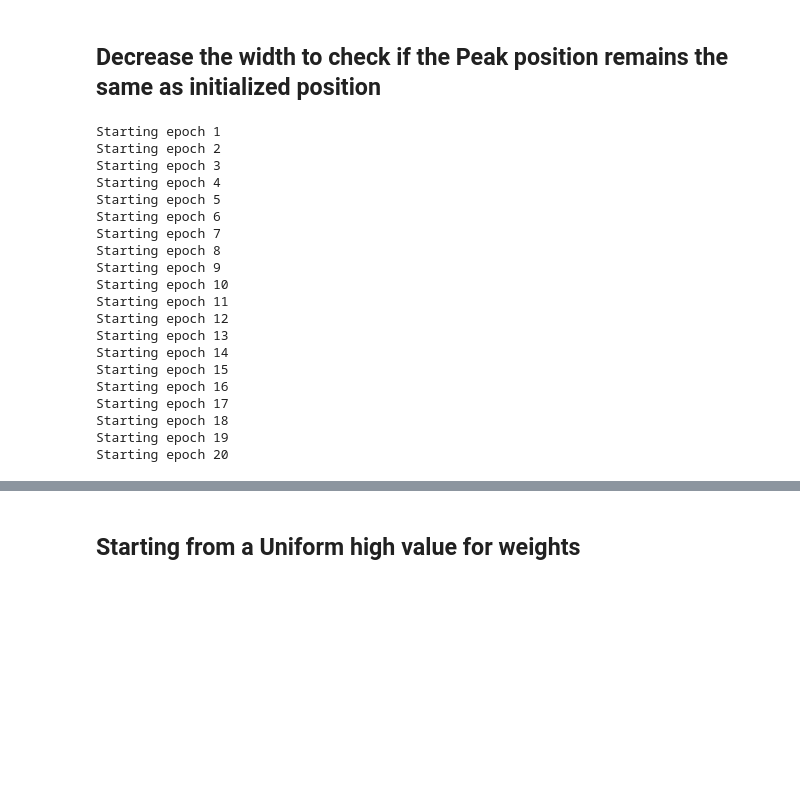
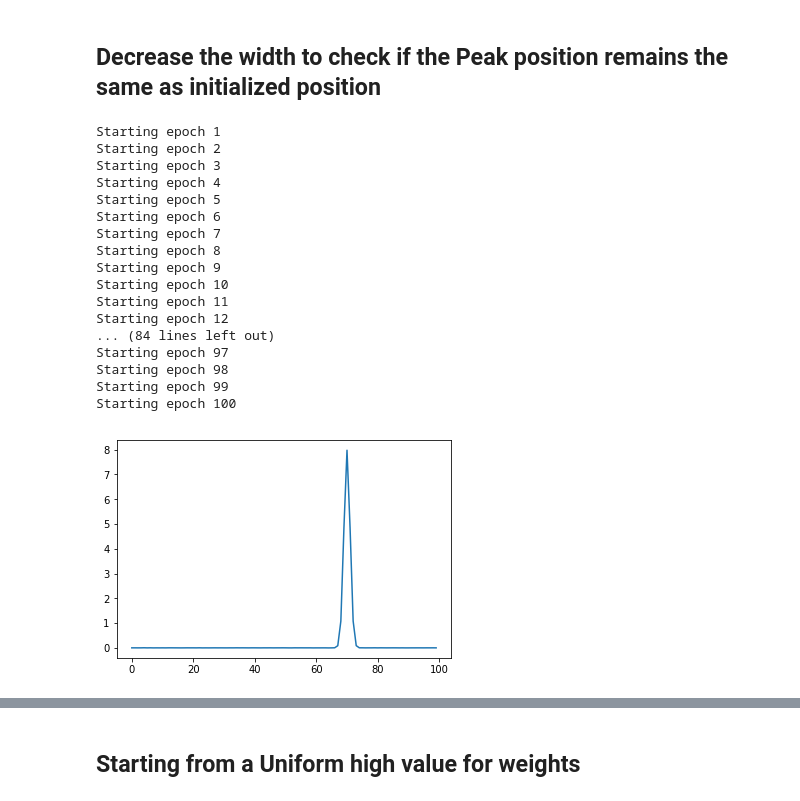
Before and after one commit to btemoshir/learningDynamics, a Jupyter notebook: 8_biasing_InitialWeights.ipynb, the cells around one changed output, grey strips where cells are left out. Drawn from its saved outputs; the diff is of its cells as text; code cells hidden in the pictures; blank space fills up the shorter version.

```diff
--- a/8_biasing_InitialWeights.ipynb
+++ b/8_biasing_InitialWeights.ipynb
@@ -126,32 +130,30 @@ plt.plot(np.array(results2['W'])[999,0])
 # %%
 #%%capture capt1
 #Supress the output of the cell and save it to capt1
 
 #Train the model
 RBM3 = rbm.RBM(visible = 'Spin', n_v=N, n_h = 1, hidden = 'Spin',zero_field = True)
 RBM3.weights = 0.01*np.random.normal(loc=0,scale=0.1,size=(1,N))
-RBM3.weights += 10*norm.pdf(x=np.linspace(0,99,100),loc=70,scale=2)
-#plt.plot(RBM3.weights[0])
+RBM3.weights += 20*norm.pdf(x=np.linspace(0,99,100),loc=70,scale=1)
+plt.plot(RBM3.weights[0])
 results3 = RBM3.fit(data,n_iter=100,verbose=0,learning_rate = 0.001,record=['W'],record_interval=100,batch_size=10,N_MC= 20,lr_decay=False,batch_norm=False,init='previous')
 # %% [output]
 Starting epoch 1
 Starting epoch 2
 Starting epoch 3
 Starting epoch 4
 Starting epoch 5
 Starting epoch 6
 Starting epoch 7
 Starting epoch 8
 Starting epoch 9
 Starting epoch 10
 Starting epoch 11
 Starting epoch 12
-Starting epoch 13
-Starting epoch 14
-Starting epoch 15
-Starting epoch 16
-Starting epoch 17
-Starting epoch 18
-Starting epoch 19
-Starting epoch 20
+... (84 lines left out)
+Starting epoch 97
+Starting epoch 98
+Starting epoch 99
+Starting epoch 100
+[figure, added]
 # %%
```
Also changed, not shown: parts of 4 cells of this notebook, 4 other files.
